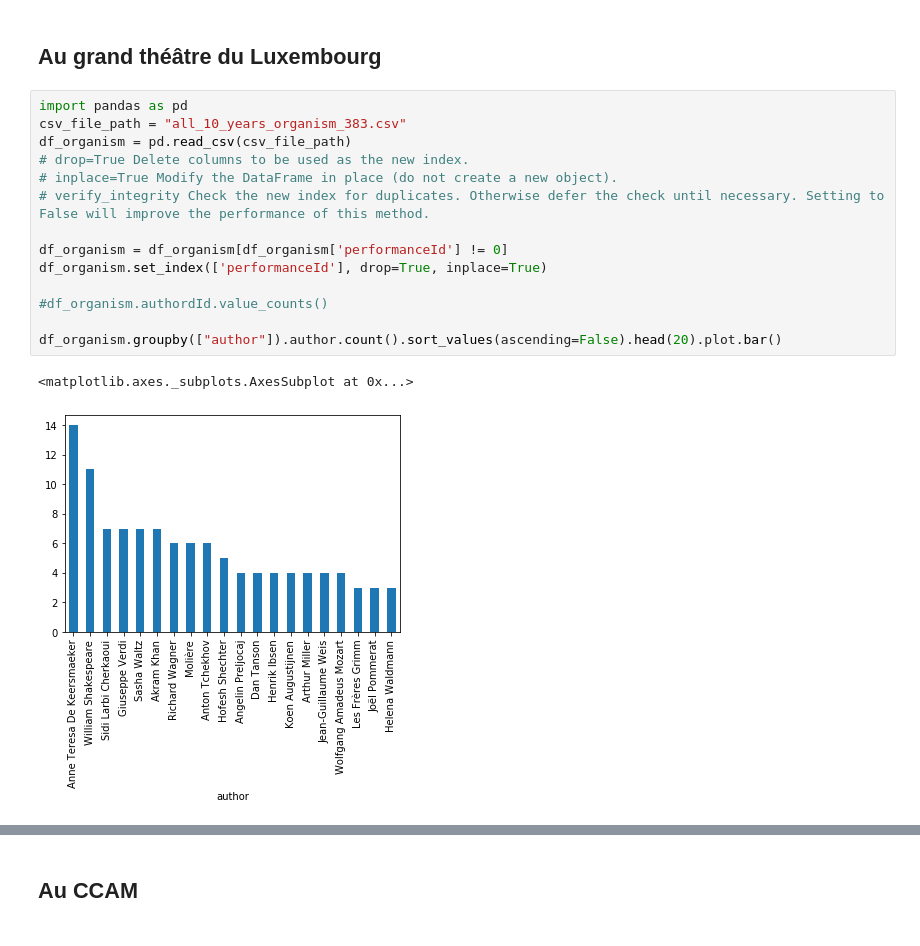
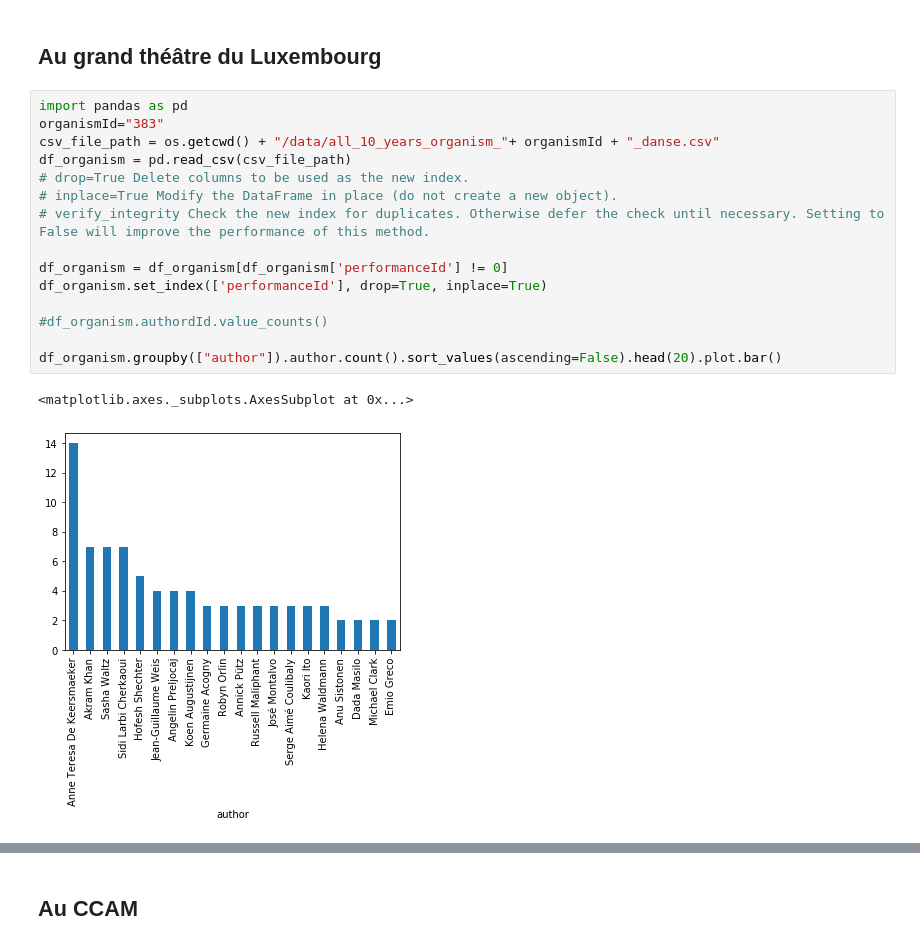
Before and after one commit to eliselavy/scrapper-notebook, a Jupyter notebook: notebooks/archives_spectacle/question_archives.ipynb, the cells around one changed output, grey strips where cells are left out. Cells and saved outputs as stored; diff of their text form.

```diff
--- a/notebooks/archives_spectacle/question_archives.ipynb
+++ b/notebooks/archives_spectacle/question_archives.ipynb
@@ -69,18 +69,19 @@ df_aurelie_GANDIT
 ## Au grand théâtre du Luxembourg
 # %%
 import pandas as pd
-csv_file_path = "all_10_years_organism_383.csv"
+organismId="383"
+csv_file_path = os.getcwd() + "/data/all_10_years_organism_"+ organismId + "_danse.csv"
 df_organism = pd.read_csv(csv_file_path)
 # drop=True Delete columns to be used as the new index.
 # inplace=True Modify the DataFrame in place (do not create a new object).
 # verify_integrity Check the new index for duplicates. Otherwise defer the check until necessary. Setting to False will improve the performance of this method.
 
 df_organism = df_organism[df_organism['performanceId'] != 0]
 df_organism.set_index(['performanceId'], drop=True, inplace=True)
 
 #df_organism.authordId.value_counts()
 
 df_organism.groupby(["author"]).author.count().sort_values(ascending=False).head(20).plot.bar()
 # %% [output]
 <matplotlib.axes._subplots.AxesSubplot at 0x...>
-[figure, old version]
+[figure, new version]
```
Also changed, not shown: parts of 27 cells of this notebook, 2 other files.
